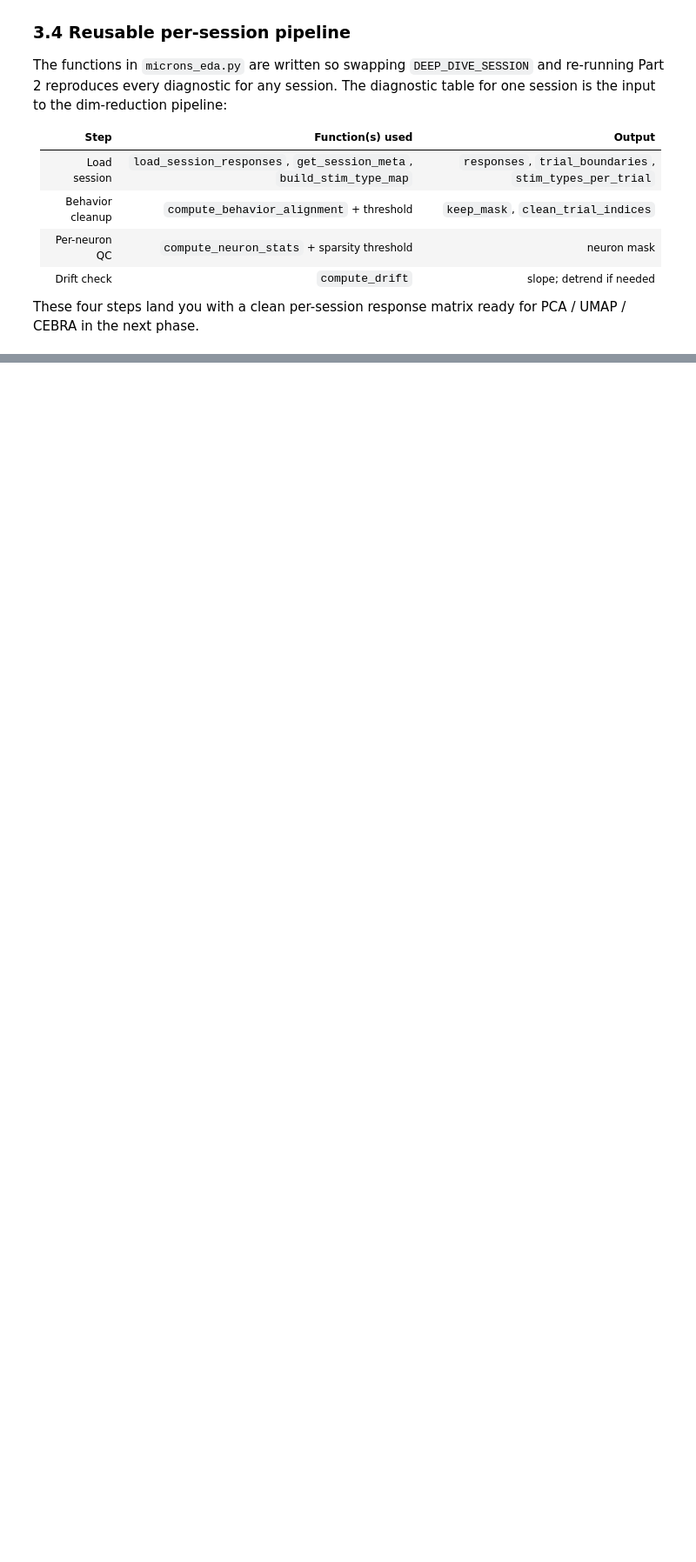
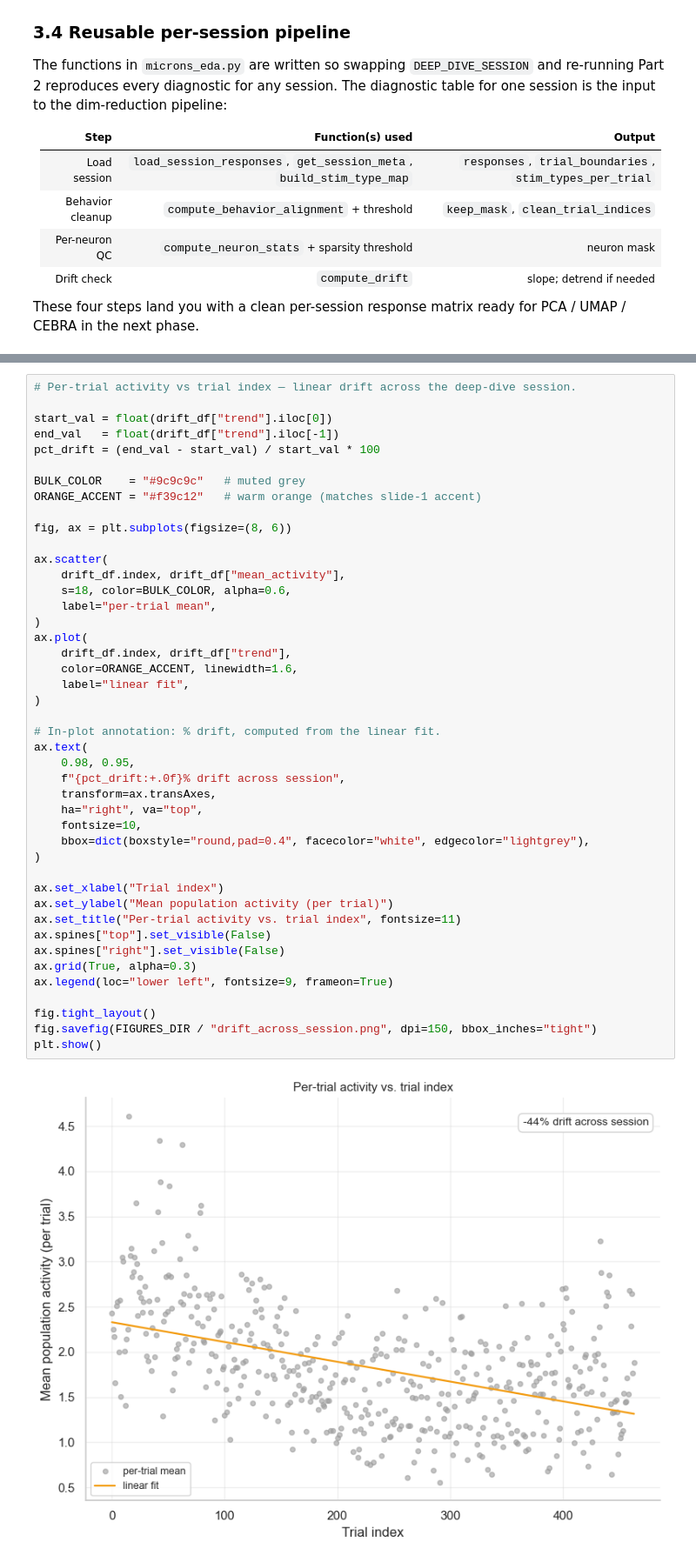
Before and after one commit to federicoscaffidi/lowdim-neuron-dynamics, a Jupyter notebook: eda_microns.ipynb, the cells around one changed output, grey strips where cells are left out. Shown at 87% size. Drawn from its saved outputs; the diff is of its cells as text; blank space fills up the shorter version.

```diff
--- a/eda_microns.ipynb
+++ b/eda_microns.ipynb
@@ -957,0 +1092,46 @@ These four steps land you with a clean per-session response matrix ready for PCA
+# %%
+# Per-trial activity vs trial index — linear drift across the deep-dive session.
+
+start_val = float(drift_df["trend"].iloc[0])
+end_val   = float(drift_df["trend"].iloc[-1])
+pct_drift = (end_val - start_val) / start_val * 100
+
+BULK_COLOR    = "#9c9c9c"   # muted grey
+ORANGE_ACCENT = "#f39c12"   # warm orange (matches slide-1 accent)
+
+fig, ax = plt.subplots(figsize=(8, 6))
+
+ax.scatter(
+    drift_df.index, drift_df["mean_activity"],
+    s=18, color=BULK_COLOR, alpha=0.6,
+    label="per-trial mean",
+)
+ax.plot(
+    drift_df.index, drift_df["trend"],
+    color=ORANGE_ACCENT, linewidth=1.6,
+    label="linear fit",
+)
+
+# In-plot annotation: % drift, computed from the linear fit.
+ax.text(
+    0.98, 0.95,
+    f"{pct_drift:+.0f}% drift across session",
+    transform=ax.transAxes,
+    ha="right", va="top",
+    fontsize=10,
+    bbox=dict(boxstyle="round,pad=0.4", facecolor="white", edgecolor="lightgrey"),
+)
+
+ax.set_xlabel("Trial index")
+ax.set_ylabel("Mean population activity (per trial)")
+ax.set_title("Per-trial activity vs. trial index", fontsize=11)
+ax.spines["top"].set_visible(False)
+ax.spines["right"].set_visible(False)
+ax.grid(True, alpha=0.3)
+ax.legend(loc="lower left", fontsize=9, frameon=True)
+
+fig.tight_layout()
+fig.savefig(FIGURES_DIR / "drift_across_session.png", dpi=150, bbox_inches="tight")
+plt.show()
+# %% [output]
+[figure, added]
```
Also changed, not shown: parts of 7 cells of this notebook, 3 other files.
